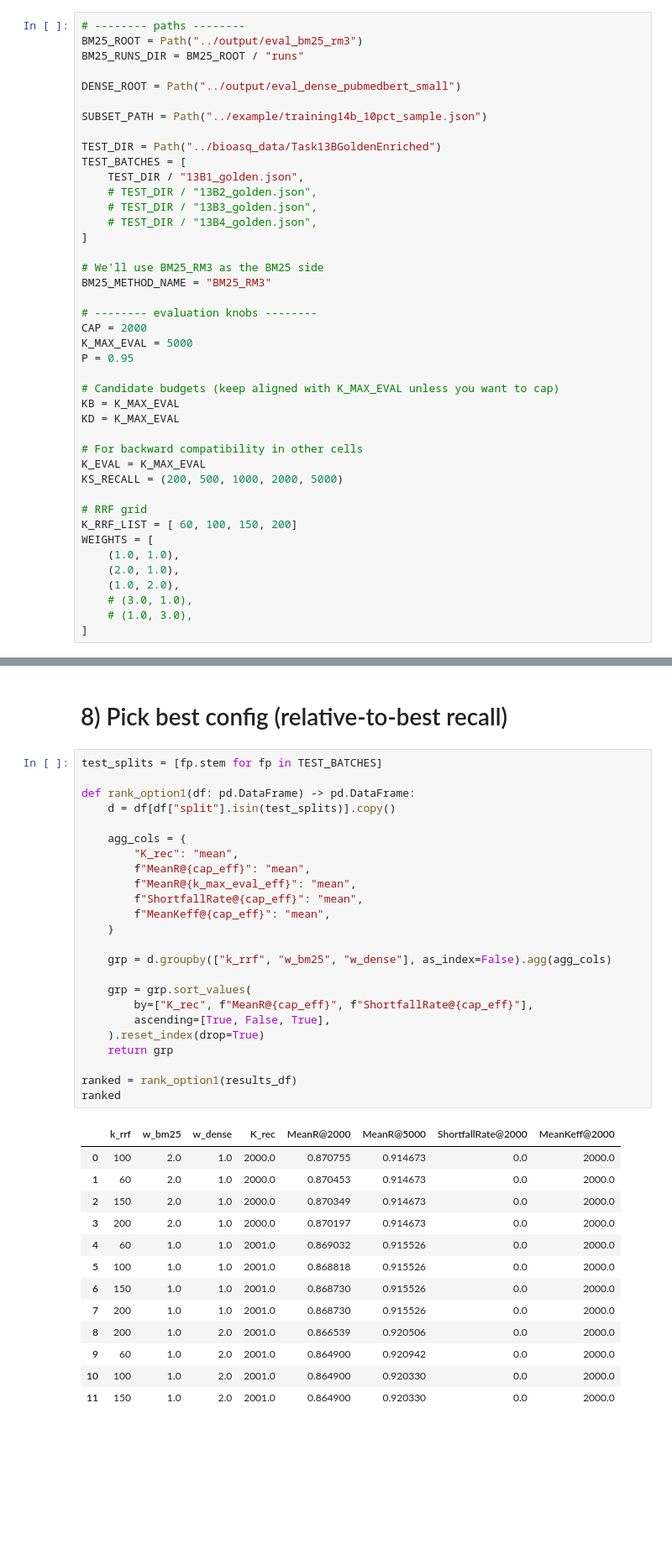
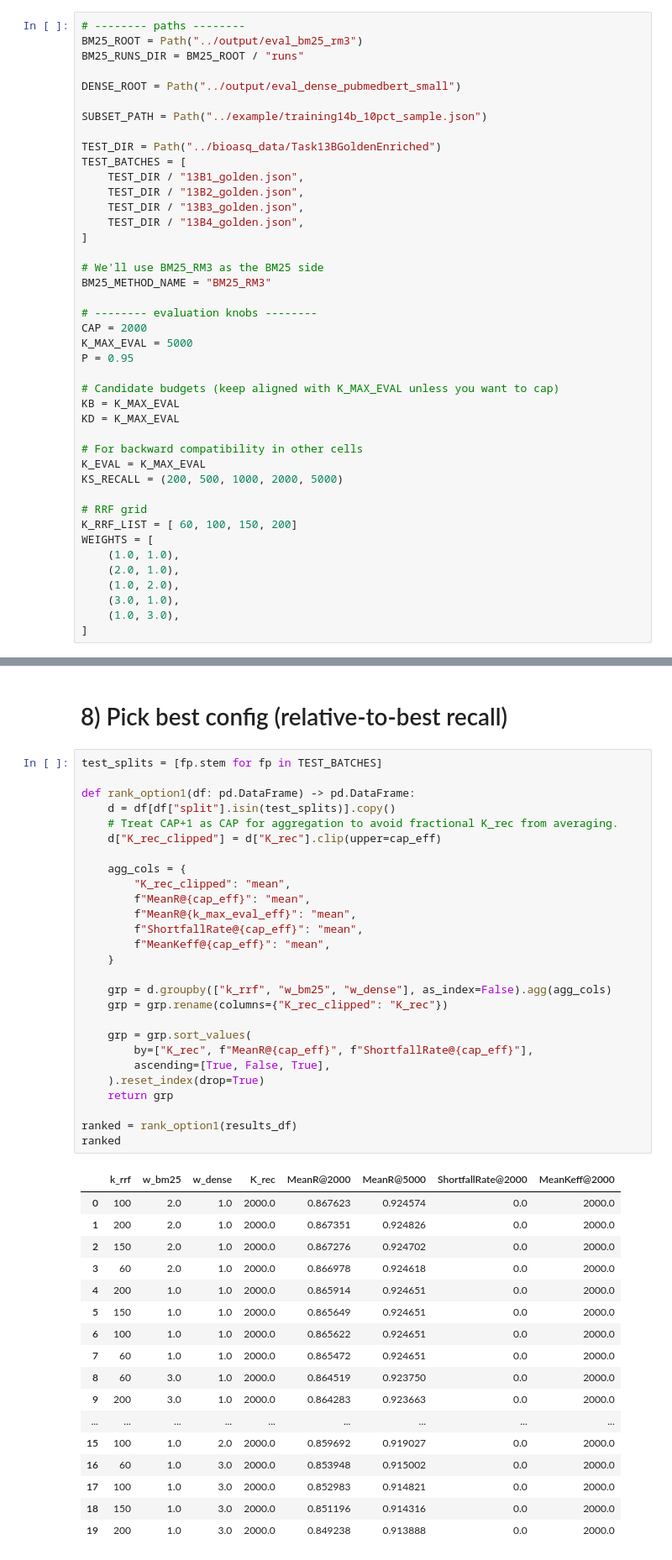
Before and after one commit to fulaibaowang/BioASQ, a Jupyter notebook: notebooks/hybird_pubmedbert.ipynb, the cells around one changed output, grey strips where cells are left out. Shown at 84% size. Drawn from its saved outputs; the diff is of its cells as text; blank space fills up the shorter version.

```diff
--- a/notebooks/hybird_pubmedbert.ipynb
+++ b/notebooks/hybird_pubmedbert.ipynb
@@ -20,9 +20,9 @@ SUBSET_PATH = Path("../example/training14b_10pct_sample.json")
 TEST_DIR = Path("../bioasq_data/Task13BGoldenEnriched")
 TEST_BATCHES = [
     TEST_DIR / "13B1_golden.json",
-    # TEST_DIR / "13B2_golden.json",
-    # TEST_DIR / "13B3_golden.json",
-    # TEST_DIR / "13B4_golden.json",
+    TEST_DIR / "13B2_golden.json",
+    TEST_DIR / "13B3_golden.json",
+    TEST_DIR / "13B4_golden.json",
 ]
 
 # We'll use BM25_RM3 as the BM25 side
@@ -47,6 +47,6 @@ WEIGHTS = [
     (1.0, 1.0),
     (2.0, 1.0),
     (1.0, 2.0),
-    # (3.0, 1.0),
-    # (1.0, 3.0),
+    (3.0, 1.0),
+    (1.0, 3.0),
 ]
@@ -530,41 +551,48 @@ results_df
 # %%
 test_splits = [fp.stem for fp in TEST_BATCHES]
 
 def rank_option1(df: pd.DataFrame) -> pd.DataFrame:
     d = df[df["split"].isin(test_splits)].copy()
+    # Treat CAP+1 as CAP for aggregation to avoid fractional K_rec from averaging.
+    d["K_rec_clipped"] = d["K_rec"].clip(upper=cap_eff)
 
     agg_cols = {
-        "K_rec": "mean",
+        "K_rec_clipped": "mean",
         f"MeanR@{cap_eff}": "mean",
         f"MeanR@{k_max_eval_eff}": "mean",
         f"ShortfallRate@{cap_eff}": "mean",
         f"MeanKeff@{cap_eff}": "mean",
     }
 
     grp = d.groupby(["k_rrf", "w_bm25", "w_dense"], as_index=False).agg(agg_cols)
+    grp = grp.rename(columns={"K_rec_clipped": "K_rec"})
 
     grp = grp.sort_values(
         by=["K_rec", f"MeanR@{cap_eff}", f"ShortfallRate@{cap_eff}"],
         ascending=[True, False, True],
     ).reset_index(drop=True)
     return grp
 
 ranked = rank_option1(results_df)
 ranked
 # %% [output]
 |  | k_rrf | w_bm25 | w_dense | K_rec | MeanR@2000 | MeanR@5000 | ShortfallRate@2000 | MeanKeff@2000 |
-| 0 | 100 | 2.0 | 1.0 | 2000.0 | 0.870755 | 0.914673 | 0.0 | 2000.0 |
-| 1 | 60 | 2.0 | 1.0 | 2000.0 | 0.870453 | 0.914673 | 0.0 | 2000.0 |
-| 2 | 150 | 2.0 | 1.0 | 2000.0 | 0.870349 | 0.914673 | 0.0 | 2000.0 |
-| 3 | 200 | 2.0 | 1.0 | 2000.0 | 0.870197 | 0.914673 | 0.0 | 2000.0 |
-| 4 | 60 | 1.0 | 1.0 | 2001.0 | 0.869032 | 0.915526 | 0.0 | 2000.0 |
-| 5 | 100 | 1.0 | 1.0 | 2001.0 | 0.868818 | 0.915526 | 0.0 | 2000.0 |
-| 6 | 150 | 1.0 | 1.0 | 2001.0 | 0.868730 | 0.915526 | 0.0 | 2000.0 |
-| 7 | 200 | 1.0 | 1.0 | 2001.0 | 0.868730 | 0.915526 | 0.0 | 2000.0 |
-| 8 | 200 | 1.0 | 2.0 | 2001.0 | 0.866539 | 0.920506 | 0.0 | 2000.0 |
-| 9 | 60 | 1.0 | 2.0 | 2001.0 | 0.864900 | 0.920942 | 0.0 | 2000.0 |
-| 10 | 100 | 1.0 | 2.0 | 2001.0 | 0.864900 | 0.920330 | 0.0 | 2000.0 |
-| 11 | 150 | 1.0 | 2.0 | 2001.0 | 0.864900 | 0.920330 | 0.0 | 2000.0 |
+| 0 | 100 | 2.0 | 1.0 | 2000.0 | 0.867623 | 0.924574 | 0.0 | 2000.0 |
+| 1 | 200 | 2.0 | 1.0 | 2000.0 | 0.867351 | 0.924826 | 0.0 | 2000.0 |
+| 2 | 150 | 2.0 | 1.0 | 2000.0 | 0.867276 | 0.924702 | 0.0 | 2000.0 |
+| 3 | 60 | 2.0 | 1.0 | 2000.0 | 0.866978 | 0.924618 | 0.0 | 2000.0 |
+| 4 | 200 | 1.0 | 1.0 | 2000.0 | 0.865914 | 0.924651 | 0.0 | 2000.0 |
+| 5 | 150 | 1.0 | 1.0 | 2000.0 | 0.865649 | 0.924651 | 0.0 | 2000.0 |
+| 6 | 100 | 1.0 | 1.0 | 2000.0 | 0.865622 | 0.924651 | 0.0 | 2000.0 |
+| 7 | 60 | 1.0 | 1.0 | 2000.0 | 0.865472 | 0.924651 | 0.0 | 2000.0 |
+| 8 | 60 | 3.0 | 1.0 | 2000.0 | 0.864519 | 0.923750 | 0.0 | 2000.0 |
+| 9 | 200 | 3.0 | 1.0 | 2000.0 | 0.864283 | 0.923663 | 0.0 | 2000.0 |
+| ... | ... | ... | ... | ... | ... | ... | ... | ... |
+| 15 | 100 | 1.0 | 2.0 | 2000.0 | 0.859692 | 0.919027 | 0.0 | 2000.0 |
+| 16 | 60 | 1.0 | 3.0 | 2000.0 | 0.853948 | 0.915002 | 0.0 | 2000.0 |
+| 17 | 100 | 1.0 | 3.0 | 2000.0 | 0.852983 | 0.914821 | 0.0 | 2000.0 |
+| 18 | 150 | 1.0 | 3.0 | 2000.0 | 0.851196 | 0.914316 | 0.0 | 2000.0 |
+| 19 | 200 | 1.0 | 3.0 | 2000.0 | 0.849238 | 0.913888 | 0.0 | 2000.0 |
 # %%
 best = ranked.iloc[0].to_dict() if len(ranked) else {}
 best
```
Also changed, not shown: parts of 16 cells of this notebook, 3 other files.
